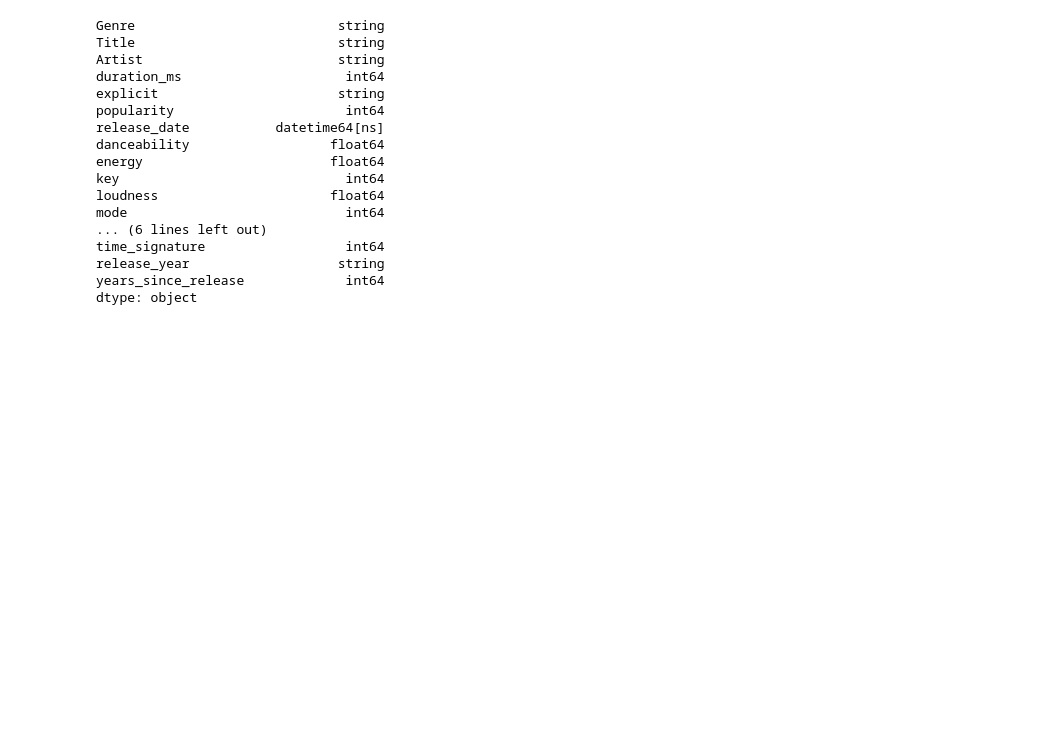
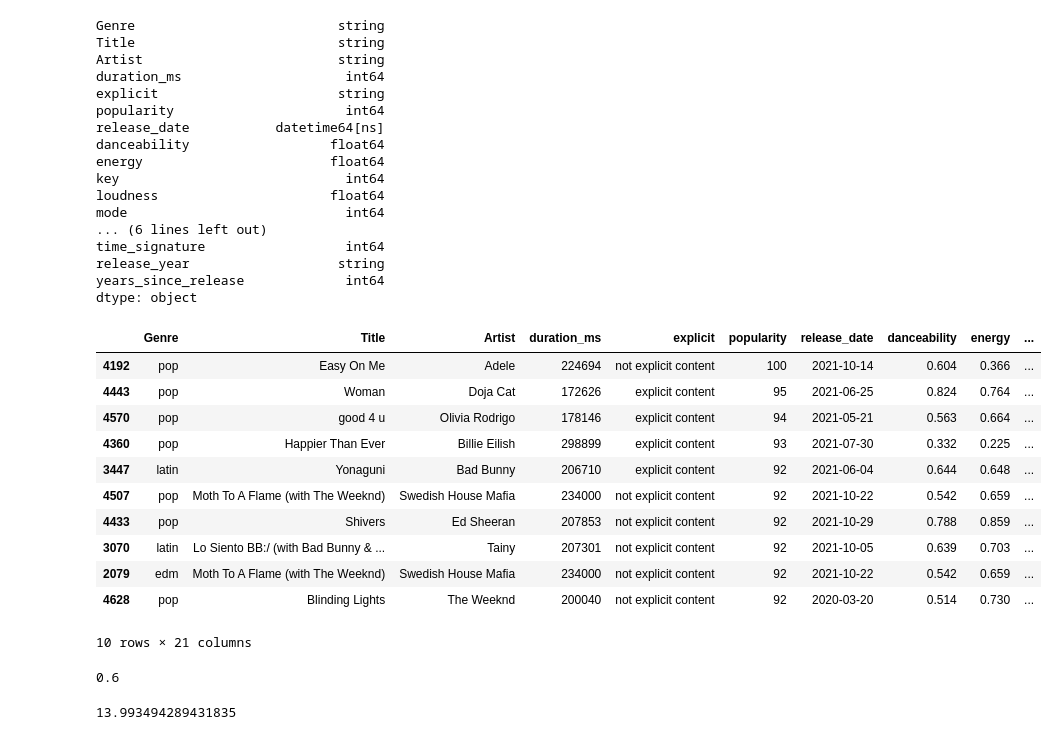
Before and after one commit to santiago-giordano/spotifydataproject, a Jupyter notebook: Spotify01.ipynb, the cells around one changed output. Saved outputs shown, nothing was run; the diff lists cells and outputs as text; code cells hidden in the pictures; blank space fills up the shorter version.

```diff
--- a/Spotify01.ipynb
+++ b/Spotify01.ipynb
@@ -191,3 +191,30 @@ time_signature                  int64
 release_year                   string
 years_since_release             int64
 dtype: object
+# %%
+#Top 10 tracks
+top_10 = spot.sort_values(by='popularity').tail(10)
+top_10.sort_values(by='popularity', ascending=False)
+# %% [output]
+|  | Genre | Title | Artist | duration_ms | explicit | popularity | release_date | danceability | energy | ... |
+| 4192 | pop | Easy On Me | Adele | 224694 | not explicit content | 100 | 2021-10-14 | 0.604 | 0.366 | ... |
+| 4443 | pop | Woman | Doja Cat | 172626 | explicit content | 95 | 2021-06-25 | 0.824 | 0.764 | ... |
+| 4570 | pop | good 4 u | Olivia Rodrigo | 178146 | explicit content | 94 | 2021-05-21 | 0.563 | 0.664 | ... |
+| 4360 | pop | Happier Than Ever | Billie Eilish | 298899 | explicit content | 93 | 2021-07-30 | 0.332 | 0.225 | ... |
+| 3447 | latin | Yonaguni | Bad Bunny | 206710 | explicit content | 92 | 2021-06-04 | 0.644 | 0.648 | ... |
+| 4507 | pop | Moth To A Flame (with The Weeknd) | Swedish House Mafia | 234000 | not explicit content | 92 | 2021-10-22 | 0.542 | 0.659 | ... |
+| 4433 | pop | Shivers | Ed Sheeran | 207853 | not explicit content | 92 | 2021-10-29 | 0.788 | 0.859 | ... |
+| 3070 | latin | Lo Siento BB:/ (with Bad Bunny & ... | Tainy | 207301 | not explicit content | 92 | 2021-10-05 | 0.639 | 0.703 | ... |
+| 2079 | edm | Moth To A Flame (with The Weeknd) | Swedish House Mafia | 234000 | not explicit content | 92 | 2021-10-22 | 0.542 | 0.659 | ... |
+| 4628 | pop | Blinding Lights | The Weeknd | 200040 | not explicit content | 92 | 2020-03-20 | 0.514 | 0.730 | ... |
+10 rows × 21 columns
+# %%
+#Promedio de antigUedad de los tracks del top 10
+spot.sort_values(by='popularity').tail(10)['years_since_release'].mean()
+# %% [output]
+0.6
+# %%
+#Promedio de antigUedad de la totalidad de los tracks
+spot['years_since_release'].mean()
+# %% [output]
+13.993494289431835
```
Also changed, not shown: parts of 2 cells of this notebook.
